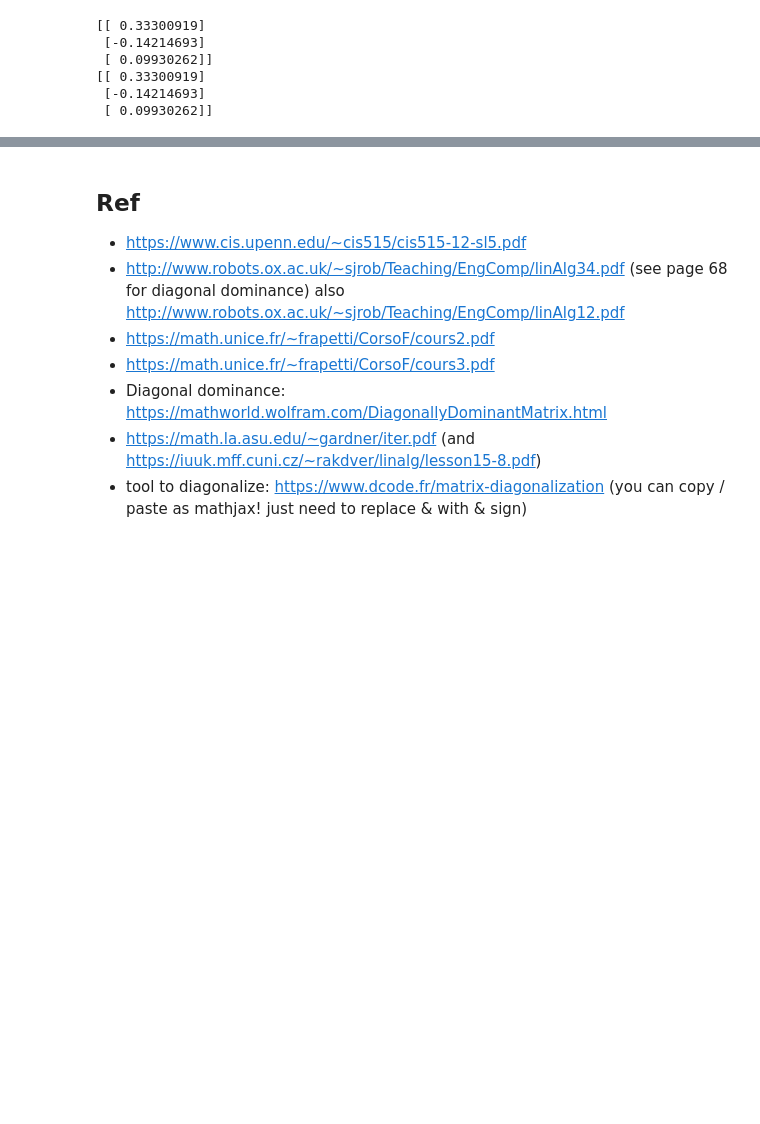
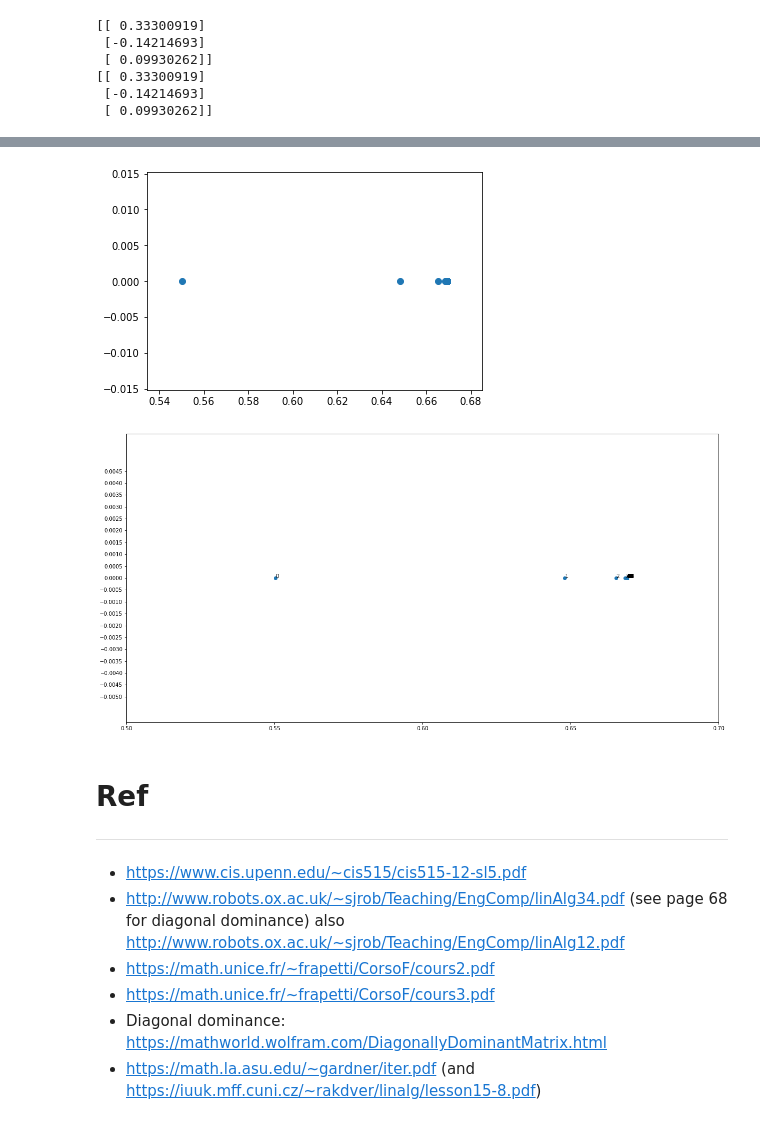
Before and after one commit to saibaba/IterativeMethods, a Jupyter notebook: IterativeMethodsForSolvingLinearSystemOfEquations.ipynb, the cells around one changed output, grey strips where cells are left out. Drawn from its saved outputs; the diff is of its cells as text; code cells hidden in the pictures; blank space fills up the shorter version.

```diff
--- a/IterativeMethodsForSolvingLinearSystemOfEquations.ipynb
+++ b/IterativeMethodsForSolvingLinearSystemOfEquations.ipynb
@@ -556,5 +700,30 @@ P = LA.inv(M).dot(N)
+# %%
+
+wl_3 = [item[2][0] for item in wl]
+
+plt.scatter(np.real(wl_3), np.imag(wl_3))
+plt.show()
+
+
+x = np.real(wl_3)
+y = np.imag(wl_3)
+n = [i for i in range(len(x))]
+
+fig, ax = plt.subplots(figsize=(20,10))
+ax.scatter(x, y)
+
+for i, txt in enumerate(n):
+    ax.annotate(txt, (x[i], y[i]))
+
+plt.xticks(np.arange(.5,.75, 0.05))
+plt.yticks(np.arange(-0.005,0.005, 0.0005))
+
+plt.show()
+# %% [output]
+[figure, added]
+[figure, added]
 # %% [markdown]
-Ref
+# Ref
 ---
 
 * https://www.cis.upenn.edu/~cis515/cis515-12-sl5.pdf
@@ -563,5 +732,4 @@ Ref
 * https://math.unice.fr/~frapetti/CorsoF/cours3.pdf
 * Diagonal dominance: https://mathworld.wolfram.com/DiagonallyDominantMatrix.html
 * https://math.la.asu.edu/~gardner/iter.pdf (and https://iuuk.mff.cuni.cz/~rakdver/linalg/lesson15-8.pdf)
-* tool to diagonalize: https://www.dcode.fr/matrix-diagonalization (you can copy / paste as mathjax! just need to replace &amp; with & sign)
 # %% [markdown]
```
Also changed, not shown: parts of 6 cells of this notebook.
